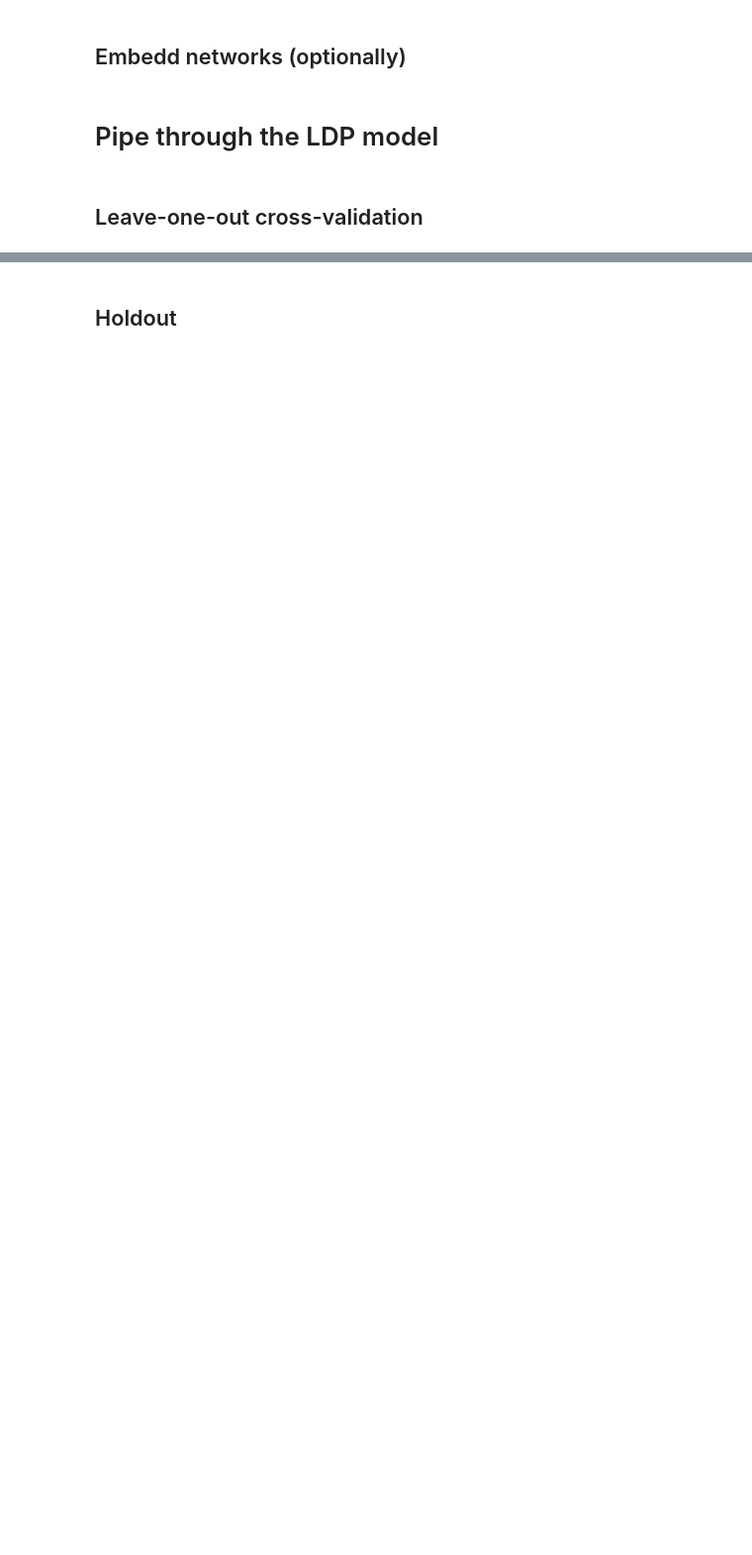
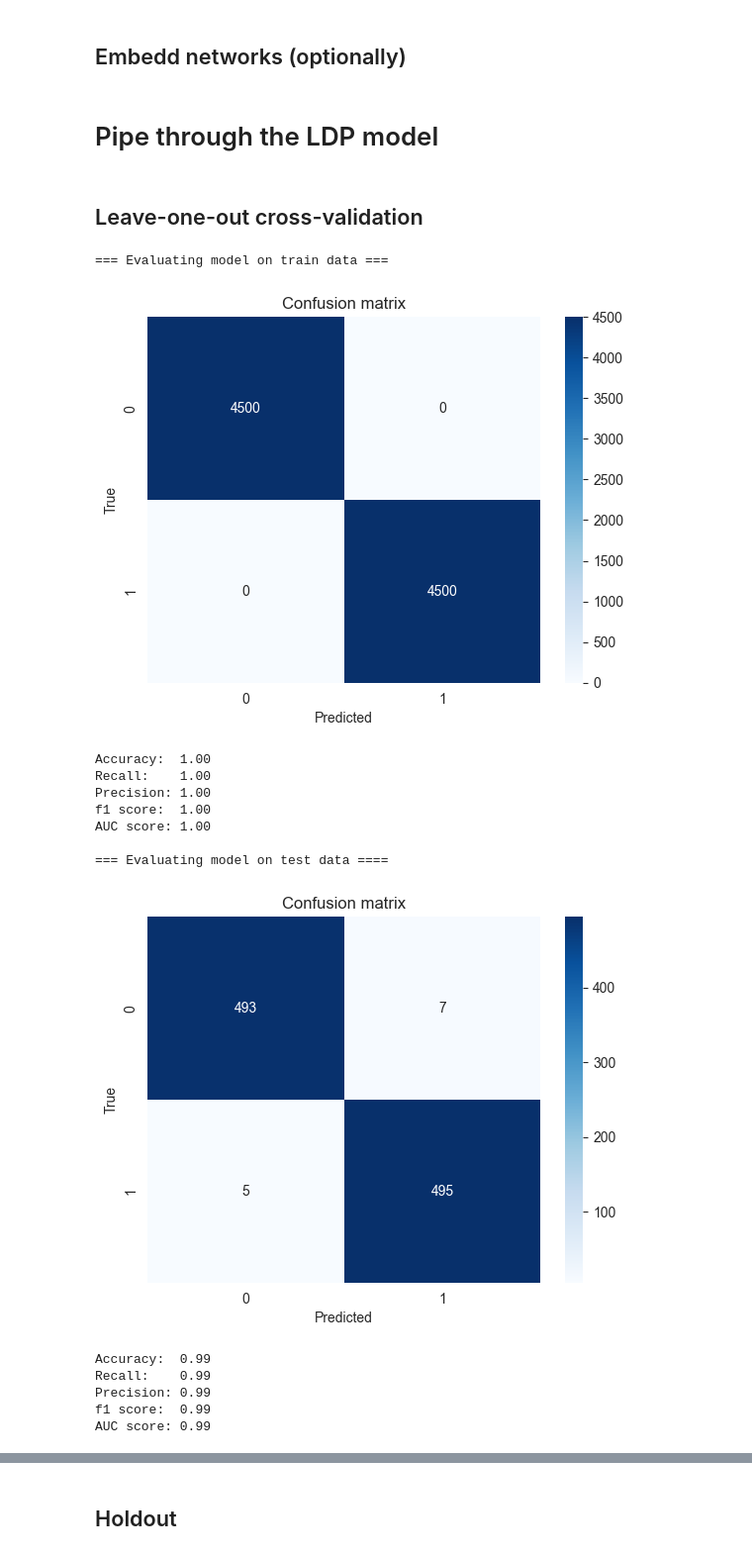
Before and after one commit to Wotaker/masters-thesis, a Jupyter notebook: master_thesis/training/train.ipynb, the cells around one changed output, grey strips where cells are left out. Shown at 99% size. Saved outputs shown, nothing was run; the diff lists cells and outputs as text; code cells hidden in the pictures; blank space fills up the shorter version.

Commit message:
train script and config design

```diff
--- a/master_thesis/training/train.ipynb
+++ b/master_thesis/training/train.ipynb
@@ -52,29 +56,61 @@ plot_weight_histogram(X[idx], y[idx])
 # %% [markdown]
 ## Leave-one-out cross-validation
 # %%
-# # Define accumulator lists
-# y_gold_acc, y_hat_acc = [], []
+# Define accumulator lists
+y_gold_train_acc, y_hat_train_acc = [], []
+y_gold_test_acc, y_hat_test_acc = [], []
 
-# # Define k-fold cross-validation
-# kfold = KFold(n_splits=K_FOLDS, shuffle=True, random_state=SEED)
-# for i, (train_index, test_index) in tqdm(enumerate(kfold.split(X)), total=K_FOLDS, desc="Cross-validation"):
+# Define k-fold cross-validation
+kfold = KFold(n_splits=K_FOLDS, shuffle=True, random_state=SEED)
+for i, (train_index, test_index) in tqdm(enumerate(kfold.split(X)), total=K_FOLDS, desc="Cross-validation"):
 
-#     # Split data
-#     X_train, X_test = [X[i] for i in train_index], [X[i] for i in test_index]
-#     y_train, y_test = [y[i] for i in train_index], [y[i] for i in test_index]
+    # Split data
+    X_train, X_test = [X[i] for i in train_index], [X[i] for i in test_index]
+    y_train, y_test = [y[i] for i in train_index], [y[i] for i in test_index]
 
-#     # Train model
-#     model = LTPModel(log_degree=True)
-#     model.fit(X_train, y_train)
+    # Train model (Graph2Vec)
+    # model = VectorModel()
+    # model.fit(X_train, y_train)
 
-#     # Predict
-#     y_hat = model.predict(X_test)
-#     y_gold_acc.append(y_test)
-#     y_hat_acc.append(y_hat)
+    # Train model (LTP)
+    model = LTPModel(log_degree=True)
+    model.fit(X_train, y_train)
 
-# # Concatenate lists
-# y_gold = np.concatenate(y_gold_acc)
-# y_hat = np.concatenate(y_hat_acc)
+    # Predict
+    y_hat_train = model.predict(X_train)
+    y_hat_train_acc.append(y_hat_train)
+    y_gold_train_acc.append(y_train)
 
-# # Evaluate classification
-# print(model.evaluate(y_gold, y_hat, plot_cm=True))
+    y_hat_test = model.predict(X_test)
+    y_hat_test_acc.append(y_hat_test)
+    y_gold_test_acc.append(y_test)
+
+# Concatenate lists
+y_hat_train = np.concatenate(y_hat_train_acc)
+y_gold_train = np.concatenate(y_gold_train_acc)
+
+y_hat_test = np.concatenate(y_hat_test_acc)
+y_gold_test = np.concatenate(y_gold_test_acc)
+
+# Evaluate classification
+print("=== Evaluating model on train data ===")
+print(BaseModel.evaluate(y_gold_train, y_hat_train, plot_cm=True))
+
+print("=== Evaluating model on test data ====")
+print(BaseModel.evaluate(y_gold_test, y_hat_test, plot_cm=True))
+# %% [output]
+=== Evaluating model on train data ===
+[figure, added]
+Accuracy:  1.00
+Recall:    1.00
+Precision: 1.00
+f1 score:  1.00
+AUC score: 1.00
+
+=== Evaluating model on test data ====
+[figure, added]
+Accuracy:  0.99
+Recall:    0.99
+Precision: 0.99
+f1 score:  0.99
+AUC score: 0.99
```
Also changed, not shown: parts of 9 cells of this notebook, 5 other files.
